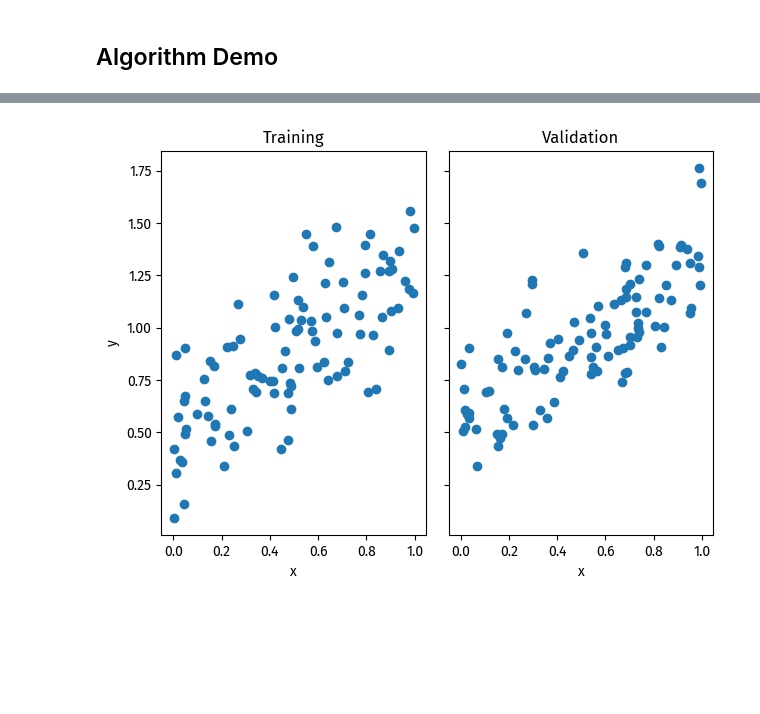
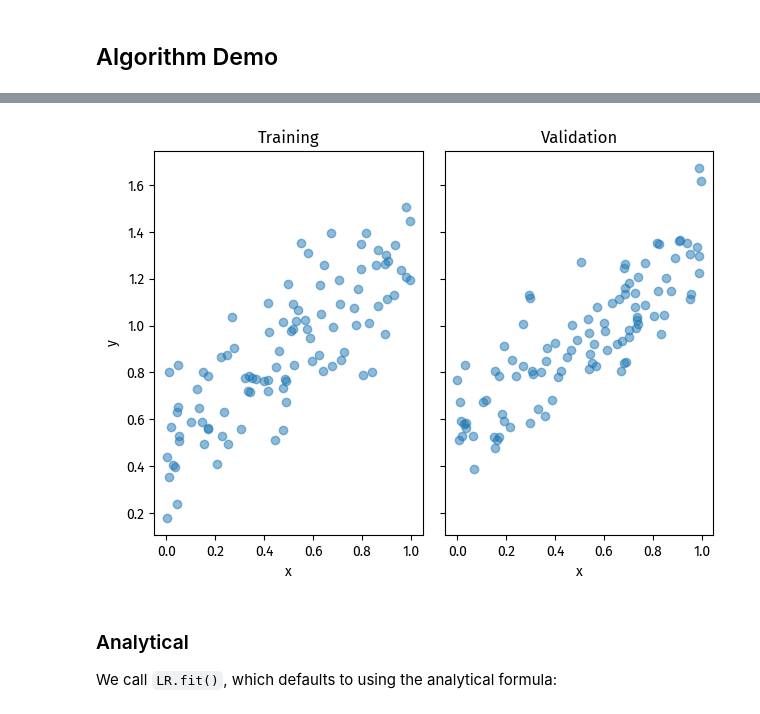
Before and after one commit to doabell/451-blog, a Jupyter notebook: posts/linear-regression/index.ipynb, the cells around one changed output, grey strips where cells are left out. Saved outputs shown, nothing was run; the diff lists cells and outputs as text; code cells hidden in the pictures; blank space fills up the shorter version.

```diff
--- a/posts/linear-regression/index.ipynb
+++ b/posts/linear-regression/index.ipynb
@@ -43,22 +50,25 @@ def LR_data(n_train=100, n_val=100, p_features=1, noise=.1, w=None):
 # %%
 # Visualize
 n_train = 100
 n_val = 100
 p_features = 1
-noise = 0.2
+noise = 0.16
 
 # create some data
 X_train, y_train, X_val, y_val = LR_data(n_train, n_val, p_features, noise)
 
 # plot it
 fig, axarr = plt.subplots(1, 2, sharex=True, sharey=True)
-axarr[0].scatter(X_train, y_train)
-axarr[1].scatter(X_val, y_val)
+axarr[0].scatter(X_train, y_train, alpha=0.5)
+axarr[1].scatter(X_val, y_val, alpha=0.5)
 labs = axarr[0].set(title="Training", xlabel="x", ylabel="y")
 labs = axarr[1].set(title="Validation", xlabel="x")
 plt.tight_layout()
 # %% [output]
-[figure, old version]
+[figure, new version]
+# %% [markdown]
+### Analytical
+We call `LR.fit()`, which defaults to using the analytical formula:
 # %%
 # Train model
 from linreg import LinearRegression
```
Also changed, not shown: parts of 36 cells of this notebook.
